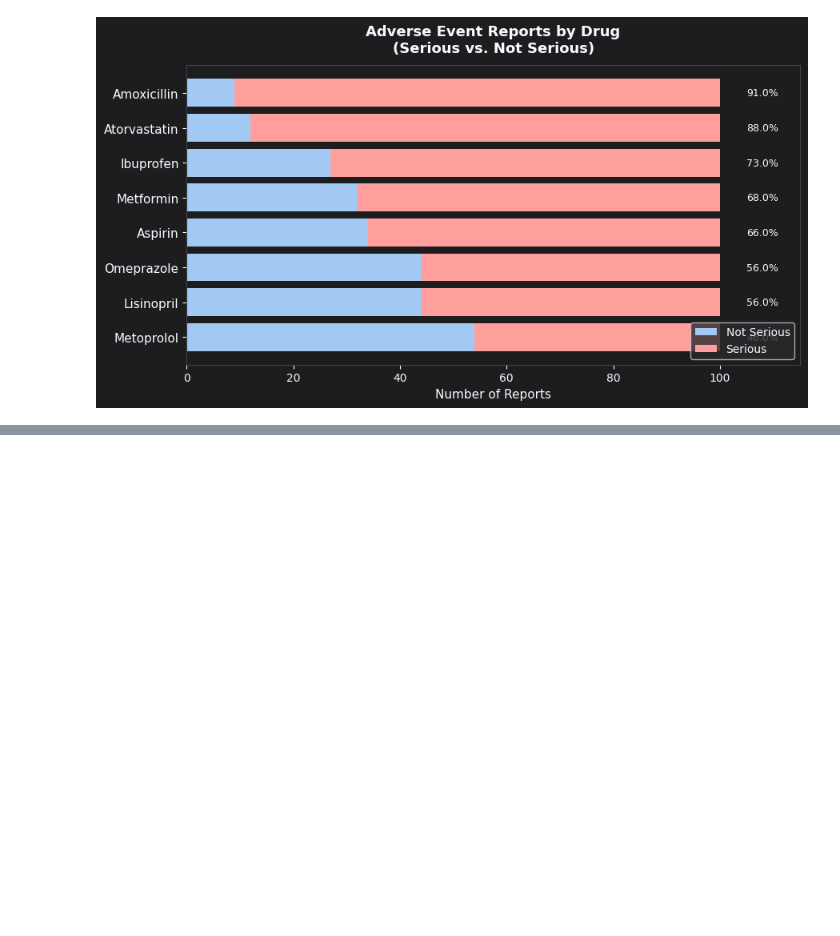
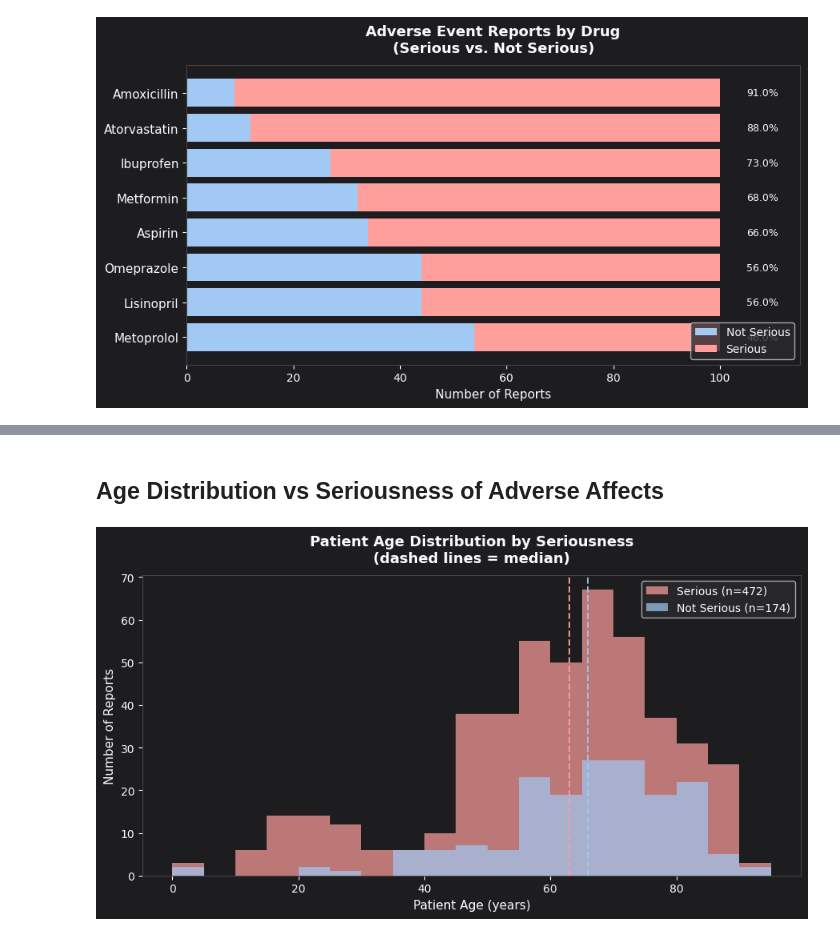
Before and after one commit to Sarkis55/Drug-Risk-Analysis, a Jupyter notebook: Drug_Adverse_Event_Analysis_and_Risk_Profiling.ipynb, the cells around one changed output, grey strips where cells are left out. Saved outputs shown, nothing was run; the diff lists cells and outputs as text; code cells hidden in the pictures; blank space fills up the shorter version.

```diff
--- a/Drug_Adverse_Event_Analysis_and_Risk_Profiling.ipynb
+++ b/Drug_Adverse_Event_Analysis_and_Risk_Profiling.ipynb
@@ -305,0 +339,35 @@ seriousness_chart.tight_layout()
+# %% [markdown]
+## Age Distribution vs Seriousness of Adverse Affects
+# %%
+
+BG = "#1D1D20"
+TEXT = "#fbfbff"
+SERIOUS_COLOR = "#FF9F9B"
+NOT_SERIOUS_COLOR = "#A1C9F4"
+
+_serious_ages = cleaned_df[cleaned_df["serious"] == "Serious"]["patient_age"].dropna()
+_not_serious_ages = cleaned_df[cleaned_df["serious"] == "Not Serious"]["patient_age"].dropna()
+
+age_dist_chart, ax = plt.subplots(figsize=(9, 5))
+age_dist_chart.patch.set_facecolor(BG)
+ax.set_facecolor(BG)
+
+bins = np.arange(0, 100, 5)
+ax.hist(_serious_ages, bins=bins, alpha=0.7, color=SERIOUS_COLOR, label=f"Serious (n={len(_serious_ages)})", edgecolor="none")
+ax.hist(_not_serious_ages, bins=bins, alpha=0.7, color=NOT_SERIOUS_COLOR, label=f"Not Serious (n={len(_not_serious_ages)})", edgecolor="none")
+
+# Median lines
+ax.axvline(_serious_ages.median(), color=SERIOUS_COLOR, linestyle="--", linewidth=1.5, alpha=0.9)
+ax.axvline(_not_serious_ages.median(), color=NOT_SERIOUS_COLOR, linestyle="--", linewidth=1.5, alpha=0.9)
+
+ax.set_xlabel("Patient Age (years)", color=TEXT, fontsize=11)
+ax.set_ylabel("Number of Reports", color=TEXT, fontsize=11)
+ax.set_title("Patient Age Distribution by Seriousness\n(dashed lines = median)", color=TEXT, fontsize=13, fontweight="bold", pad=12)
+ax.tick_params(colors=TEXT)
+for spine in ax.spines.values():
+    spine.set_edgecolor("#444")
+
+legend = ax.legend(frameon=True, facecolor="#2a2a2d", labelcolor=TEXT, fontsize=10)
+age_dist_chart.tight_layout()
+# %% [output]
+[figure, added]
```
Also changed, not shown: parts of 19 cells of this notebook.
